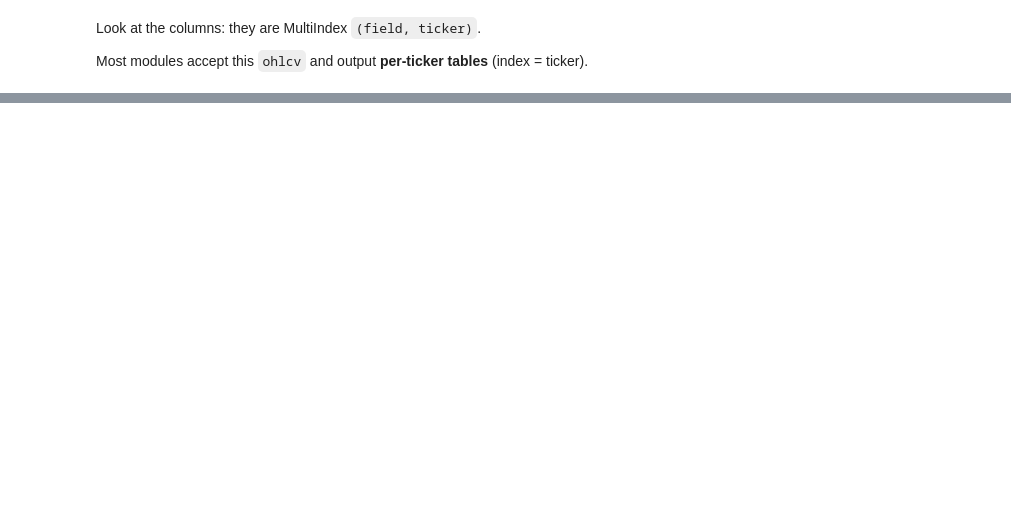
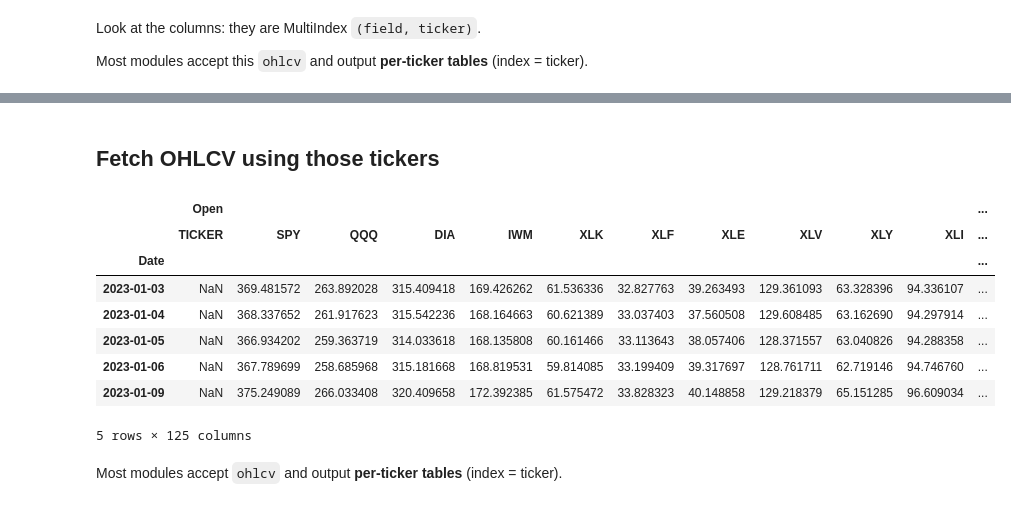
Before and after one commit to matteolongo/swing_screener, a Jupyter notebook: notebooks/00_setup.ipynb, the cells around one changed output, grey strips where cells are left out. Cells and saved outputs as stored; diff of their text form; code cells hidden in the pictures; blank space fills up the shorter version.

```diff
--- a/notebooks/00_setup.ipynb
+++ b/notebooks/00_setup.ipynb
@@ -45,0 +78,4 @@ Most modules accept this `ohlcv` and output **per-ticker tables** (index = ticke
+# %%
+import pandas as pd
+pd.set_option("display.width", 140)
+pd.set_option("display.max_columns", 80)
@@ -45,0 +84,6 @@ Most modules accept this `ohlcv` and output **per-ticker tables** (index = ticke
+# %%
+from swing_screener.data.universe import load_universe_from_package, UniverseConfig
+from swing_screener.data.market_data import fetch_ohlcv, MarketDataConfig
+
+tickers = load_universe_from_package("mega", UniverseConfig(max_tickers=25))
+tickers[:12], len(tickers)
@@ -45,0 +104,17 @@ Most modules accept this `ohlcv` and output **per-ticker tables** (index = ticke
+# %% [markdown]
+## Fetch OHLCV using those tickers
+# %%
+ohlcv = fetch_ohlcv(tickers, MarketDataConfig(start="2023-01-01"))
+ohlcv.head()
+# %% [output]
+|  | Open |  |  |  |  |  |  |  |  |  |  | ... |
+|  | TICKER | SPY | QQQ | DIA | IWM | XLK | XLF | XLE | XLV | XLY | XLI | ... |
+| Date |  |  |  |  |  |  |  |  |  |  |  | ... |
+| 2023-01-03 | NaN | 369.481572 | 263.892028 | 315.409418 | 169.426262 | 61.536336 | 32.827763 | 39.263493 | 129.361093 | 63.328396 | 94.336107 | ... |
+| 2023-01-04 | NaN | 368.337652 | 261.917623 | 315.542236 | 168.164663 | 60.621389 | 33.037403 | 37.560508 | 129.608485 | 63.162690 | 94.297914 | ... |
+| 2023-01-05 | NaN | 366.934202 | 259.363719 | 314.033618 | 168.135808 | 60.161466 | 33.113643 | 38.057406 | 128.371557 | 63.040826 | 94.288358 | ... |
+| 2023-01-06 | NaN | 367.789699 | 258.685968 | 315.181668 | 168.819531 | 59.814085 | 33.199409 | 39.317697 | 128.761711 | 62.719146 | 94.746760 | ... |
+| 2023-01-09 | NaN | 375.249089 | 266.033408 | 320.409658 | 172.392385 | 61.575472 | 33.828323 | 40.148858 | 129.218379 | 65.151285 | 96.609034 | ... |
+5 rows × 125 columns
+# %% [markdown]
+Most modules accept `ohlcv` and output **per-ticker tables** (index = ticker).
```
Also changed, not shown: parts of 7 cells of this notebook, 12 other files.
